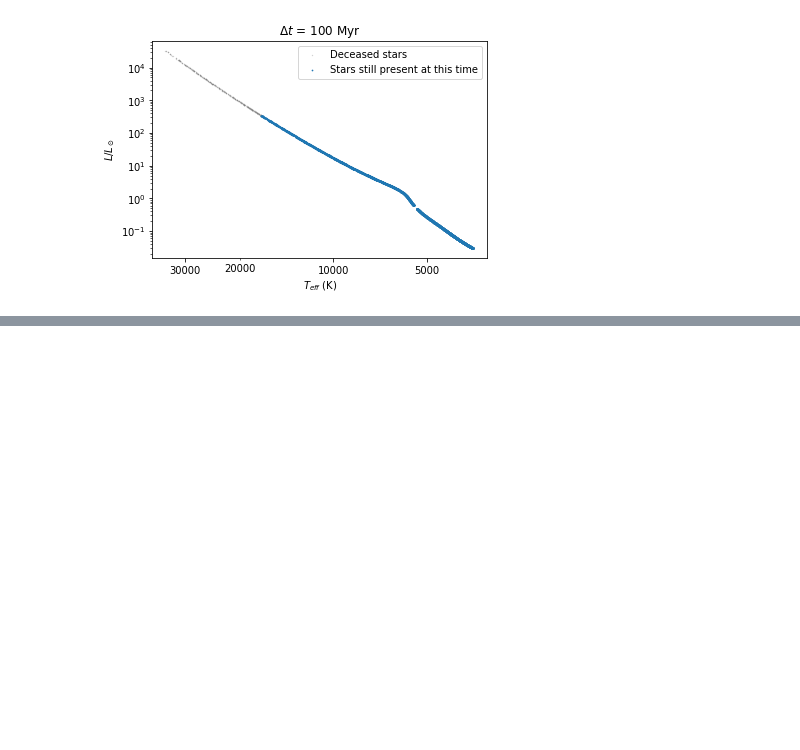
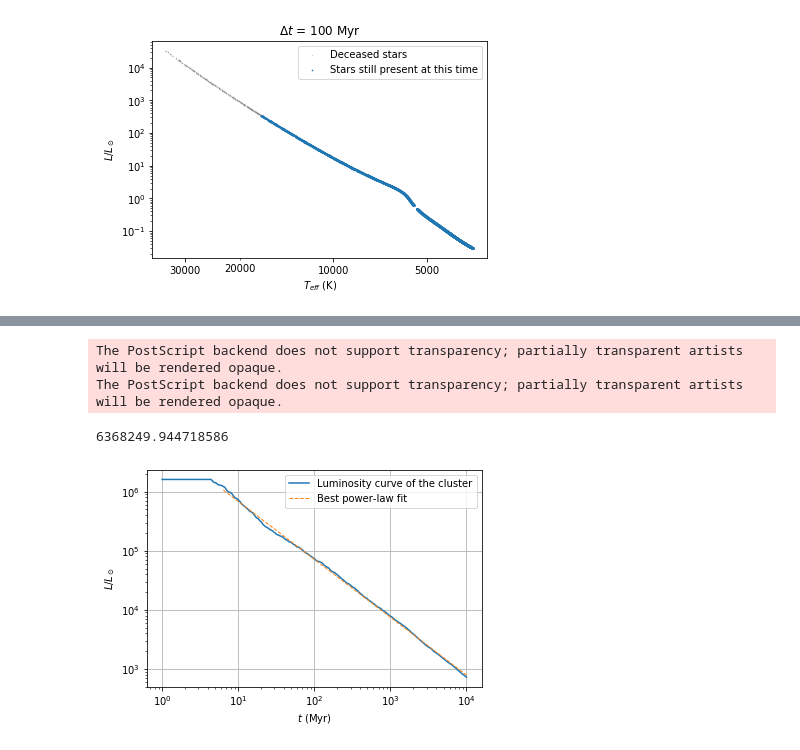
Before and after one commit to dvallesp/StellarStructureProject, a Jupyter notebook: Cluster results.ipynb, the cells around one changed output, grey strips where cells are left out. Saved outputs shown, nothing was run; the diff lists cells and outputs as text; code cells hidden in the pictures; blank space fills up the shorter version.

```diff
--- a/Cluster results.ipynb
+++ b/Cluster results.ipynb
@@ -193,0 +205,7 @@ ax.legend(['Deceased stars','Stars still present at this time'])
+# %%
+luminosity_vector = []
+time_vector = np.logspace(6,10,200)
+for t in time_vector:
+    print(t/1e6)
+    newparameters = clus.kill_stars(parameters,t)
+    luminosity_vector.append(clus.cluster_luminosity(newparameters))
@@ -193,0 +230,18 @@ ax.legend(['Deceased stars','Stars still present at this time'])
+# %%
+def linear(x,a,b):
+    return a*x + b
+startpositionfit=40
+a = curve_fit(linear, np.log10(time_vector)[startpositionfit:], np.log10(luminosity_vector)[startpositionfit:])
+h1=plt.loglog(time_vector/1e6, luminosity_vector)
+h2=plt.loglog(time_vector[startpositionfit:]/1e6, 10**(linear(np.log10(time_vector[startpositionfit:]),a[0][0],a[0][1])),'--',linewidth=1)
+plt.xlabel('$t$ (Myr)')
+plt.ylabel('$L/L_\odot$')
+plt.legend(['Luminosity curve of the cluster','Best power-law fit'])
+plt.grid()
+plt.savefig('./cluster_plots/Lvst_fit_2.eps')
+time_vector[40]
+# %% [output]
+The PostScript backend does not support transparency; partially transparent artists will be rendered opaque.
+The PostScript backend does not support transparency; partially transparent artists will be rendered opaque.
+6368249.944718586
+[figure, added]
```
Also changed, not shown: parts of 14 cells of this notebook.
